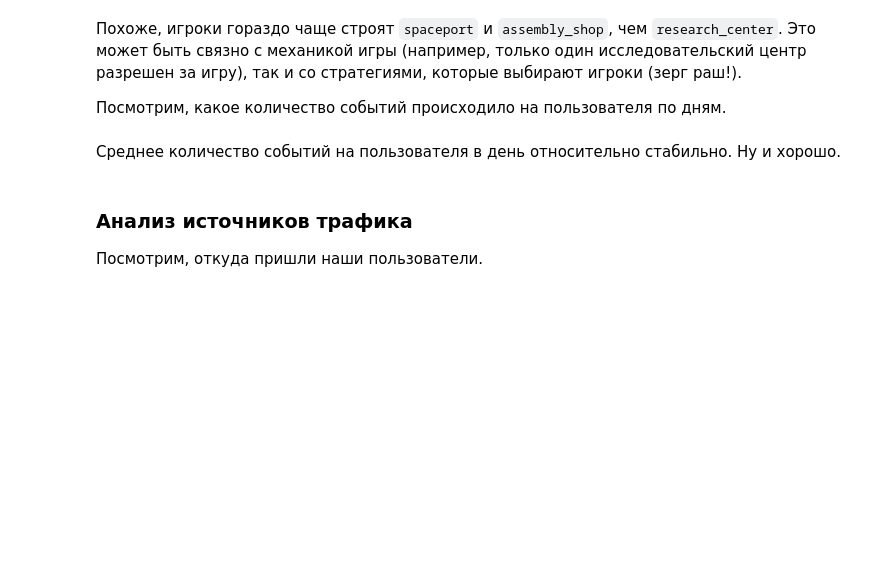
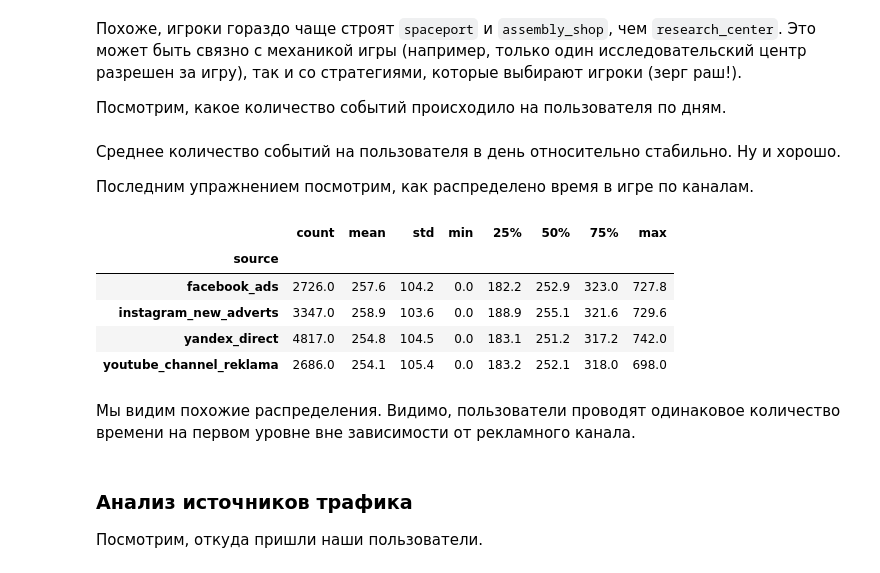
Before and after one commit to mskhmelik/prj_space_brothers, a Jupyter notebook: prj_space_brothers.ipynb, the cells around one changed output. Drawn from its saved outputs; the diff is of its cells as text; code cells hidden in the pictures; blank space fills up the shorter version.

Commit message:
Added hours spent on the first level per spend source

```diff
--- a/prj_space_brothers.ipynb
+++ b/prj_space_brothers.ipynb
@@ -478,6 +478,58 @@ fig = px.bar(
 fig.show()
 # %% [markdown]
 Среднее количество событий на пользователя в день относительно стабильно. Ну и хорошо.
+
+Последним упражнением посмотрим, как распределено время в игре по каналам.
+# %%
+df_temp = (
+    pd.pivot_table(
+        data=df_actions,
+        index='user_id',
+        values='event_datetime',
+        aggfunc=['min', 'max'],
+    )
+    .reset_index()
+    .droplevel(level=1, axis=1)
+    .rename_axis('index', axis=1)
+    .merge(df_sources, on='user_id', how='left')
+    .set_axis(['user_id', 'start_datetime', 'end_datetime', 'source'], axis=1)
+    .assign(
+        hours_active = lambda df: (df.end_datetime - df.start_datetime).dt.total_seconds() / 60 / 60
+    )
+)
+
+fig = px.violin(
+    df_temp,
+    y='source',
+    x='hours_active',
+    # spanmode='hard',
+    title='Distribution of # of hours spent by traffic source',
+    labels=dict(
+        hours_active='Hours active',
+        source='Traffic source',
+    ),
+    width=FIG_WIDTH * 100,
+    height=FIG_HEIGHT * 100 * 1.5,
+    template='plotly_white',
+)
+fig.show()
+
+display(
+    round(
+        df_temp.pivot_table(
+            index='user_id', columns='source', values='hours_active', aggfunc='sum'
+        ).describe().T, 1
+    )
+)
+# %% [output]
+|  | count | mean | std | min | 25% | 50% | 75% | max |
+| source |  |  |  |  |  |  |  |  |
+| facebook_ads | 2726.0 | 257.6 | 104.2 | 0.0 | 182.2 | 252.9 | 323.0 | 727.8 |
+| instagram_new_adverts | 3347.0 | 258.9 | 103.6 | 0.0 | 188.9 | 255.1 | 321.6 | 729.6 |
+| yandex_direct | 4817.0 | 254.8 | 104.5 | 0.0 | 183.1 | 251.2 | 317.2 | 742.0 |
+| youtube_channel_reklama | 2686.0 | 254.1 | 105.4 | 0.0 | 183.2 | 252.1 | 318.0 | 698.0 |
+# %% [markdown]
+Мы видим похожие распределения. Видимо, пользователи проводят одинаковое количество времени на первом уровне вне зависимости от рекламного канала.
 # %% [markdown]
 ### Анализ источников трафика
 
```
